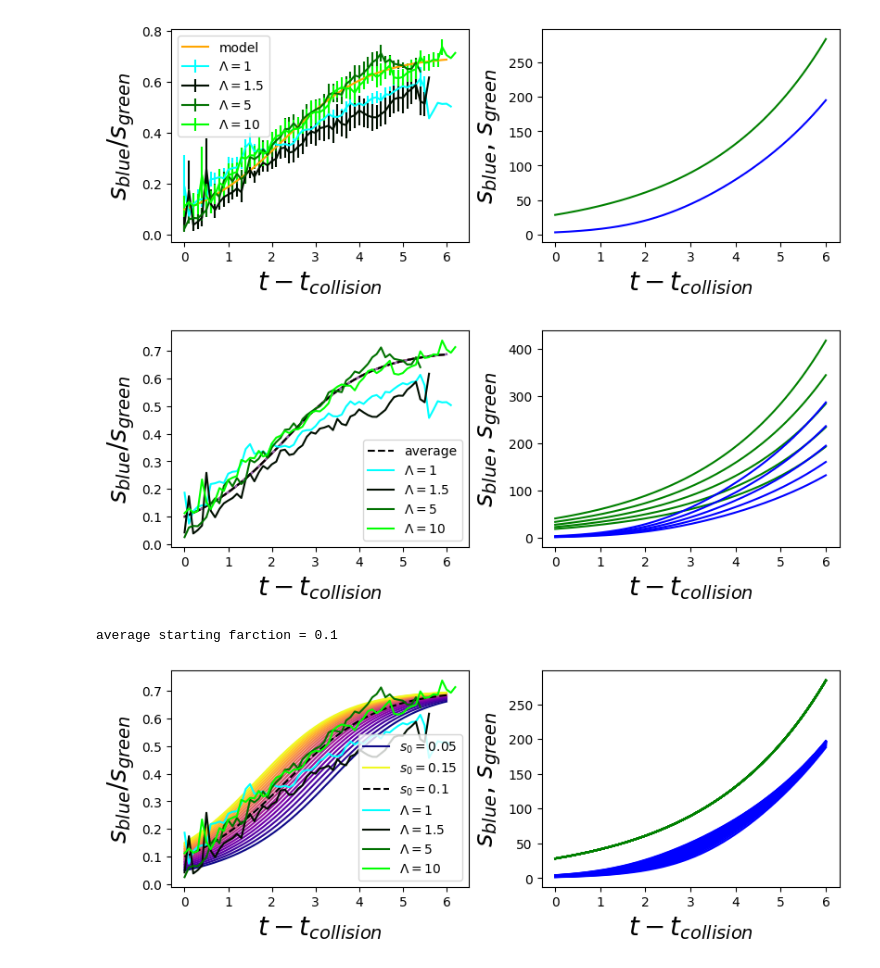
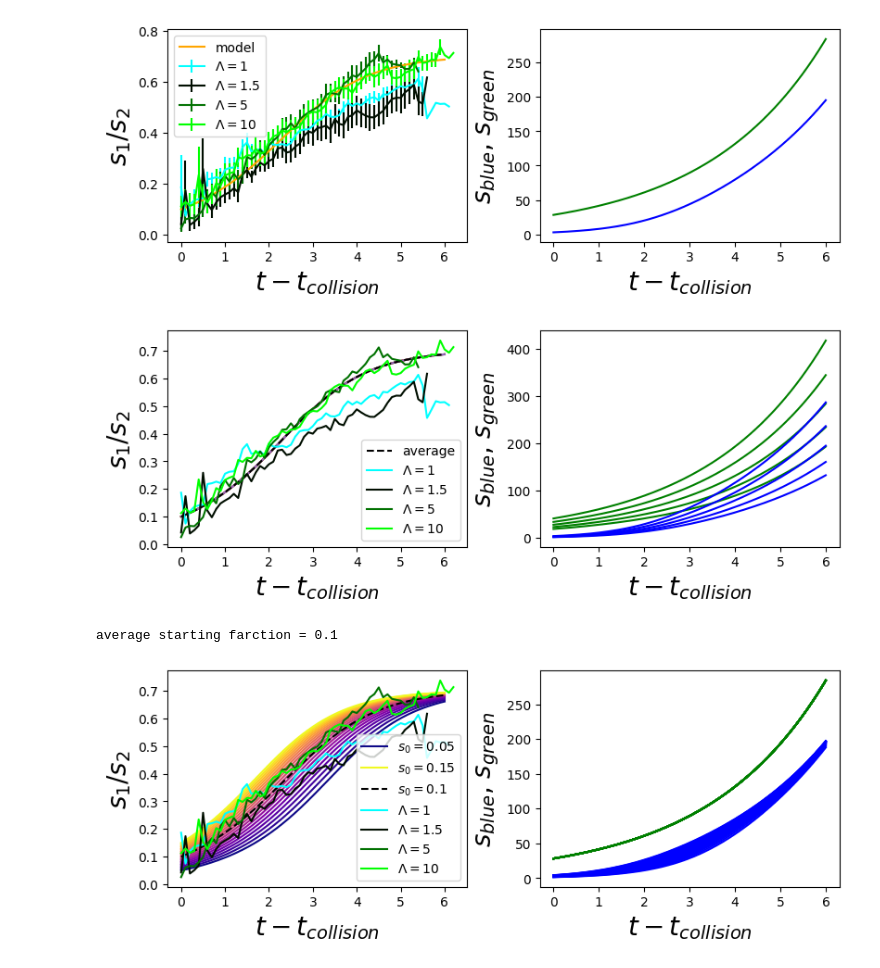
Before and after one commit to luccajohannleal-maker/Friction_Biofilms, a Jupyter notebook: Analysis/Analytical_wrapping.ipynb, the cells around one changed output. Drawn from its saved outputs; the diff is of its cells as text; code cells hidden in the pictures.

```diff
--- a/Analysis/Analytical_wrapping.ipynb
+++ b/Analysis/Analytical_wrapping.ipynb
@@ -56,39 +56,39 @@ def evolve_time(time,frac_s0=0.05,dt=0.0001,mu=5,av_l=4,R0=10,tau=1.8):
 
 
 def define_axis(axes):
-    axes[0].set_ylabel("$s_{blue}/s_{green}$",fontsize = 20)
+    axes[0].set_ylabel("$s_{1}/s_{2}$",fontsize = 20)
     axes[0].set_xlabel("$t-t_{collision}$",fontsize = 20)
     axes[0].legend()
 
 
     axes[1].set_ylabel("$s_{blue}$, $s_{green}$",fontsize = 20)
     axes[1].set_xlabel("$t-t_{collision}$",fontsize = 20)
 
 
 fig, axes = plt.subplots(1,2, figsize=(8,3), constrained_layout=True, facecolor='w')
 
 dt = 0.0001
 tend = 6
 time = np.arange(0,tend,dt)
 
 frac_s0 = 0.10
 mu=5
 av_l=4.75
 tau=1.8
 t0=3
 
 R0 = np.sqrt(2)*2**(t0/tau)
 
 sgreen,sblue = evolve_time(time,frac_s0=frac_s0,dt=dt,mu=mu,av_l=av_l,R0=R0,tau=tau)
 axes[1].plot(time,sblue,c="b")
 axes[1].plot(time,sgreen,c="g")
 plot_data(axes[0],True)
 
 axes[0].plot(time,sblue/sgreen,c="orange",label="model")
 
 define_axis(axes)
 # %% [output]
-[figure, old version]
+[figure, new version]
 # %%
 fig, axes = plt.subplots(1,2, figsize=(8,3), constrained_layout=True, facecolor='w')
 
@@ -123,7 +123,7 @@ axes[0].fill_between(time, av_fraction-err_fraction, av_fraction+err_fraction, f
 plot_data(axes[0])
 define_axis(axes)
 # %% [output]
-[figure, old version]
+[figure, new version]
 # %%
 fig, axes = plt.subplots(1,2, figsize=(8,3), constrained_layout=True, facecolor='w')
 
@@ -172,4 +172,4 @@ plot_data(axes[0])
 define_axis(axes)
 # %% [output]
 average starting farction = 0.1
-[figure, old version]
+[figure, new version]
```
Also changed, not shown: parts of 5 cells of this notebook, 14 other files.
